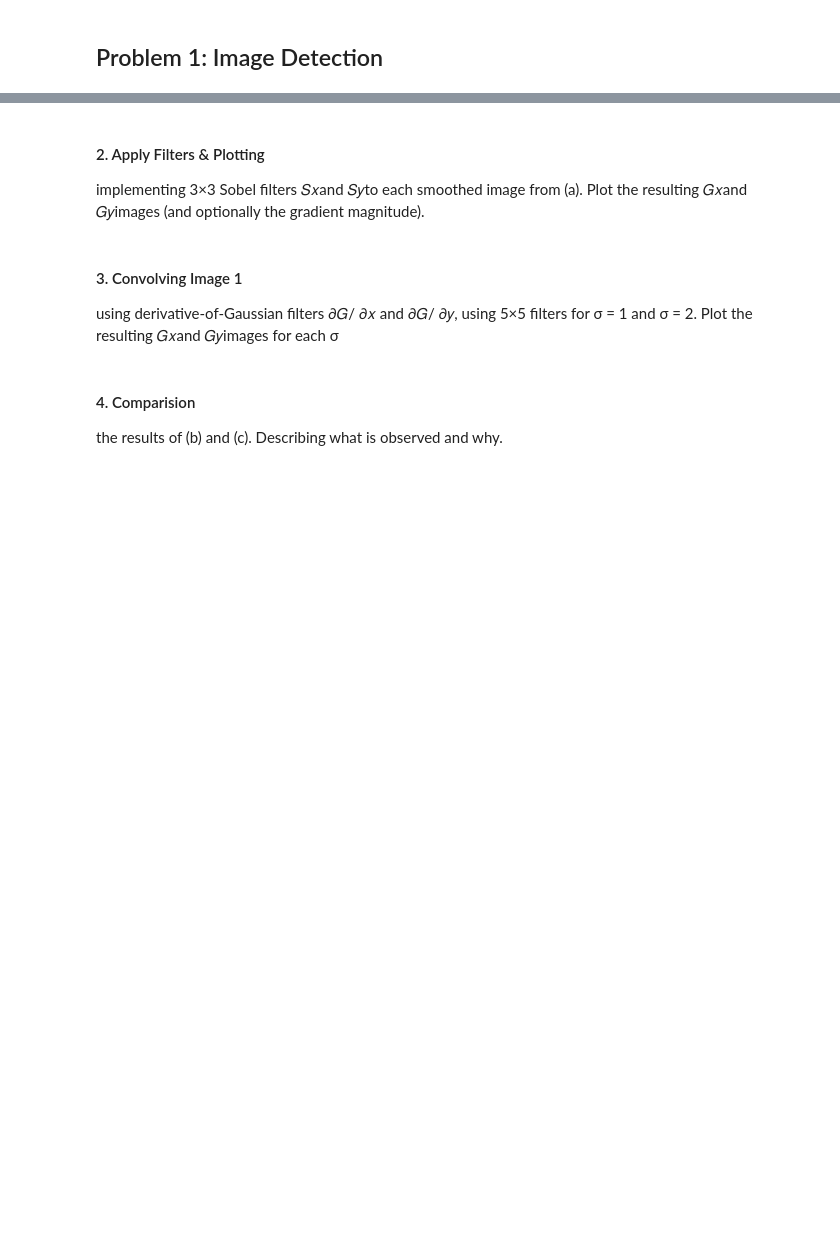
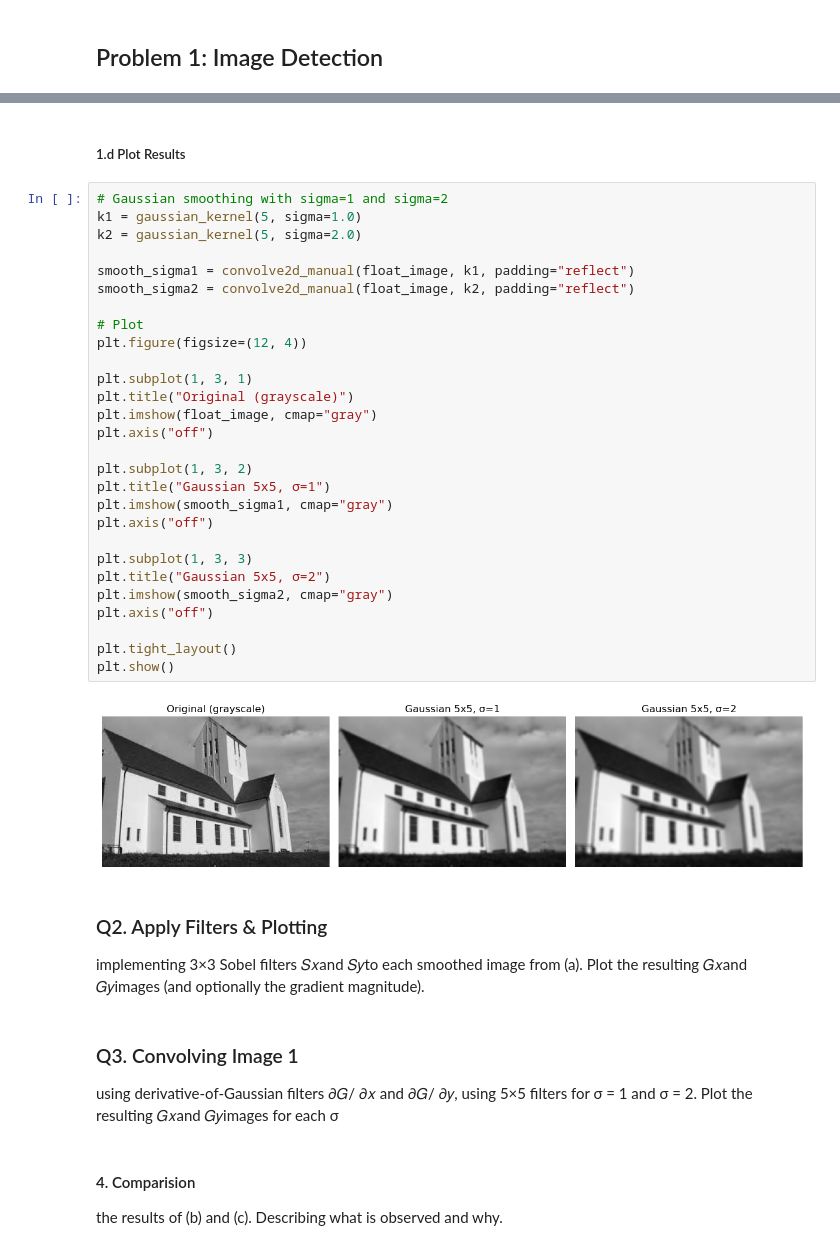
Before and after one commit to issarmank/cs-4452-assignment1-image-detection, a Jupyter notebook: image.ipynb, the cells around one changed output, grey strips where cells are left out. Saved outputs shown, nothing was run; the diff lists cells and outputs as text; blank space fills up the shorter version.

```diff
--- a/image.ipynb
+++ b/image.ipynb
@@ -9,10 +86,42 @@ using a 5×5 Gaussian filter with σ = 1 and σ = 2 (Implement the convolution p
+# %% [markdown]
+##### 1.d Plot Results
+# %%
+# Gaussian smoothing with sigma=1 and sigma=2
+k1 = gaussian_kernel(5, sigma=1.0)
+k2 = gaussian_kernel(5, sigma=2.0)
+
+smooth_sigma1 = convolve2d_manual(float_image, k1, padding="reflect")
+smooth_sigma2 = convolve2d_manual(float_image, k2, padding="reflect")
+
+# Plot
+plt.figure(figsize=(12, 4))
+
+plt.subplot(1, 3, 1)
+plt.title("Original (grayscale)")
+plt.imshow(float_image, cmap="gray")
+plt.axis("off")
+
+plt.subplot(1, 3, 2)
+plt.title("Gaussian 5x5, σ=1")
+plt.imshow(smooth_sigma1, cmap="gray")
+plt.axis("off")
+
+plt.subplot(1, 3, 3)
+plt.title("Gaussian 5x5, σ=2")
+plt.imshow(smooth_sigma2, cmap="gray")
+plt.axis("off")
+
+plt.tight_layout()
+plt.show()
+# %% [output]
+[figure, added]
 # %% [markdown]
-#### 2. Apply Filters & Plotting
+### Q2. Apply Filters & Plotting
 
 implementing 3×3 Sobel filters 𝑆𝑥and 𝑆𝑦to each smoothed image from (a). Plot the
 resulting 𝐺𝑥and 𝐺𝑦images (and optionally the gradient magnitude).
 # %% [markdown]
-#### 3. Convolving Image 1
+### Q3. Convolving Image 1
 
 using derivative-of-Gaussian filters ∂𝐺/ ∂𝑥 and ∂𝐺/ ∂𝑦, using
 5×5 filters for σ = 1 and σ = 2. Plot the resulting 𝐺𝑥and 𝐺𝑦images for each σ
```
Also changed, not shown: parts of 8 cells of this notebook.
